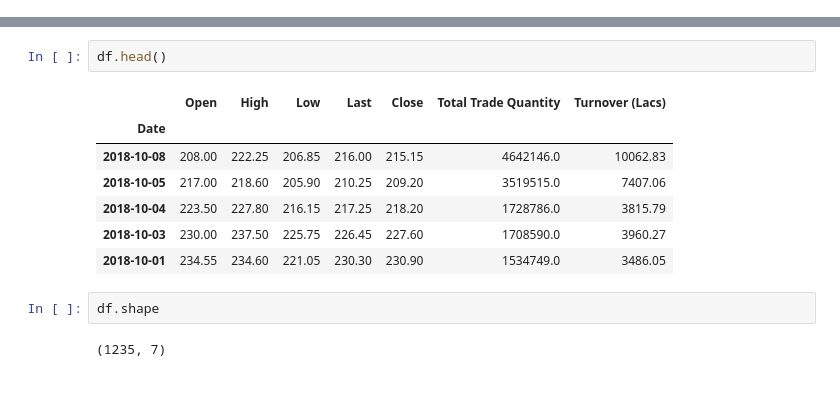
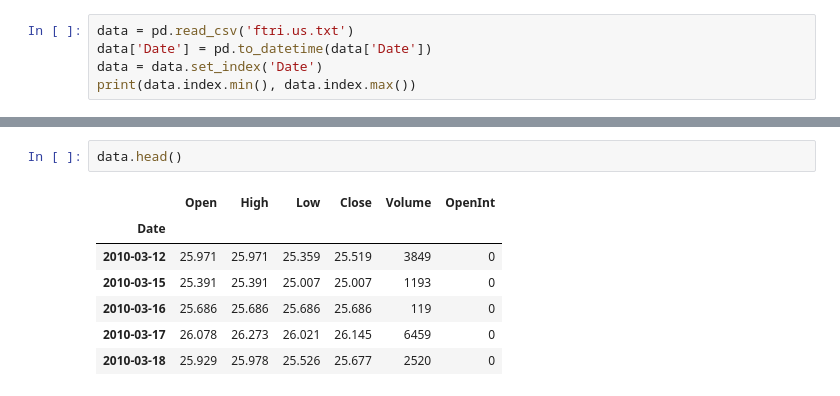
Before and after one commit to alisharifara/stock-prices-prediction, a Jupyter notebook: stock-prices-prediction.ipynb, the cells around one changed output, grey strips where cells are left out. Cells and saved outputs as stored; diff of their text form.

```diff
--- a/stock-prices-prediction.ipynb
+++ b/stock-prices-prediction.ipynb
@@ -8,0 +15,5 @@ df = pd.read_csv('./datasets/NSE-TATAGLOBAL11.csv' , index_col='Date')
+# %%
+data = pd.read_csv('ftri.us.txt')
+data['Date'] = pd.to_datetime(data['Date'])
+data = data.set_index('Date')
+print(data.index.min(), data.index.max())
@@ -9,14 +22,10 @@ df = pd.read_csv('./datasets/NSE-TATAGLOBAL11.csv' , index_col='Date')
 # %%
-df.head()
+data.head()
 # %% [output]
-|  | Open | High | Low | Last | Close | Total Trade Quantity | Turnover (Lacs) |
-| Date |  |  |  |  |  |  |  |
-| 2018-10-08 | 208.00 | 222.25 | 206.85 | 216.00 | 215.15 | 4642146.0 | 10062.83 |
-| 2018-10-05 | 217.00 | 218.60 | 205.90 | 210.25 | 209.20 | 3519515.0 | 7407.06 |
-| 2018-10-04 | 223.50 | 227.80 | 216.15 | 217.25 | 218.20 | 1728786.0 | 3815.79 |
-| 2018-10-03 | 230.00 | 237.50 | 225.75 | 226.45 | 227.60 | 1708590.0 | 3960.27 |
-| 2018-10-01 | 234.55 | 234.60 | 221.05 | 230.30 | 230.90 | 1534749.0 | 3486.05 |
+|  | Open | High | Low | Close | Volume | OpenInt |
+| Date |  |  |  |  |  |  |
+| 2010-03-12 | 25.971 | 25.971 | 25.359 | 25.519 | 3849 | 0 |
+| 2010-03-15 | 25.391 | 25.391 | 25.007 | 25.007 | 1193 | 0 |
+| 2010-03-16 | 25.686 | 25.686 | 25.686 | 25.686 | 119 | 0 |
+| 2010-03-17 | 26.078 | 26.273 | 26.021 | 26.145 | 6459 | 0 |
+| 2010-03-18 | 25.929 | 25.978 | 25.526 | 25.677 | 2520 | 0 |
-# %%
-df.shape
-# %% [output]
-(1235, 7)
```
Also changed, not shown: parts of 15 cells of this notebook, 3 other files.
